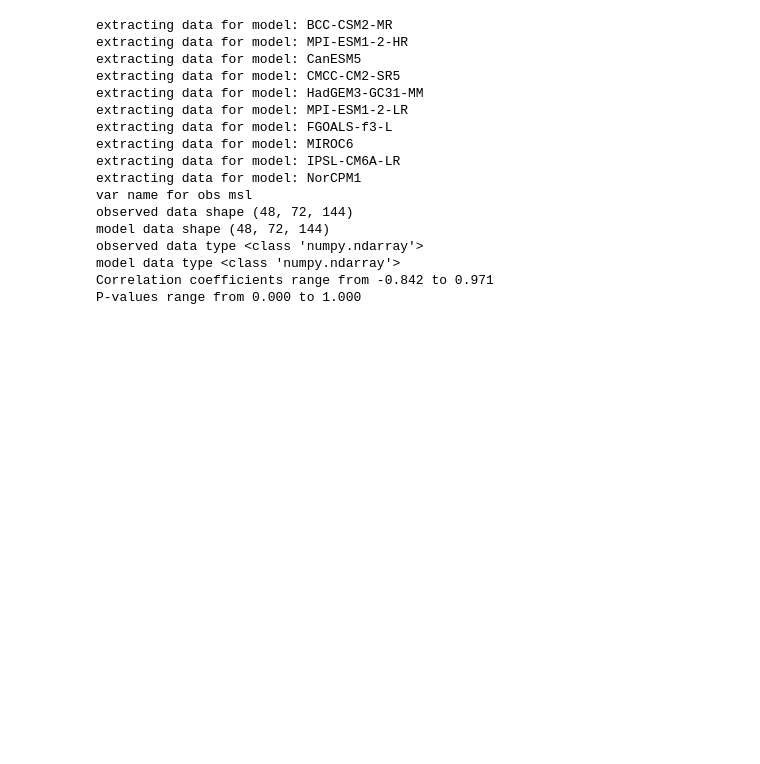
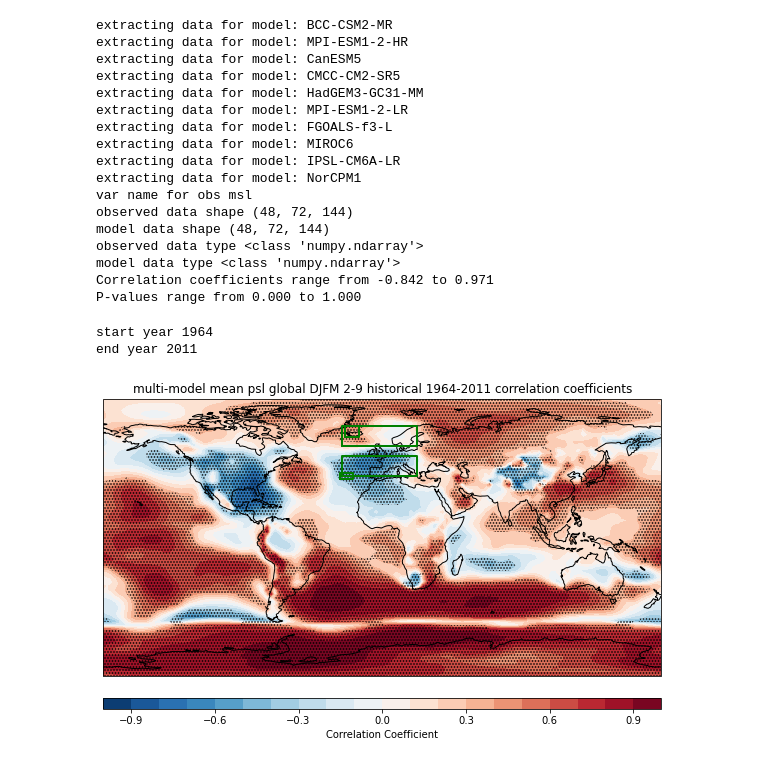
Before and after one commit to benhutchmet/skill-maps-historical, a Jupyter notebook: plotting_updated.ipynb, the cells around one changed output. Saved outputs shown, nothing was run; the diff lists cells and outputs as text; code cells hidden in the pictures; blank space fills up the shorter version.

```diff
--- a/plotting_updated.ipynb
+++ b/plotting_updated.ipynb
@@ -112,7 +113,7 @@ processing variable:  psl
 # print(model, historical_data[model])
 # %%
 # Calculate the spatial correlations for the historical data DJFM year 2-9 global psl
-rfield, pfield, obs_lons_converted, lons_converted = fnc.calculate_spatial_correlations(
+rfield, pfield, obs_lons_converted, lons_converted, observed_data, ensemble_mean = fnc.calculate_spatial_correlations(
                                                         obs, historical_data, models, variable)
 # %% [output]
 extracting data for model: BCC-CSM2-MR
@@ -132,3 +133,23 @@ observed data type <class 'numpy.ndarray'>
 model data type <class 'numpy.ndarray'>
 Correlation coefficients range from -0.842 to 0.971
 P-values range from 0.000 to 1.000
+# %%
+# extract the start and end years for the historical data
+start_year = observed_data.time.dt.year[0].values
+end_year = observed_data.time.dt.year[-1].values
+
+# print these
+print('start year', start_year)
+print('end year', end_year)
+# %% [output]
+start year 1964
+end year 2011
+# %%
+# This function is from the other functions file
+fnc_sm.plot_correlations(models, rfield, pfield, obs, variable, region,
+                            season, forecast_range, dic.plots_dir, obs_lons_converted,
+                                lons_converted, dic.azores_grid, dic.iceland_grid,
+                                    dic.uk_n_box, dic.uk_s_box, experiment='historical',
+                                        observed_data=observed_data)
+# %% [output]
+[figure, added]
```
Also changed, not shown: parts of 2 cells of this notebook, 1 other file.
